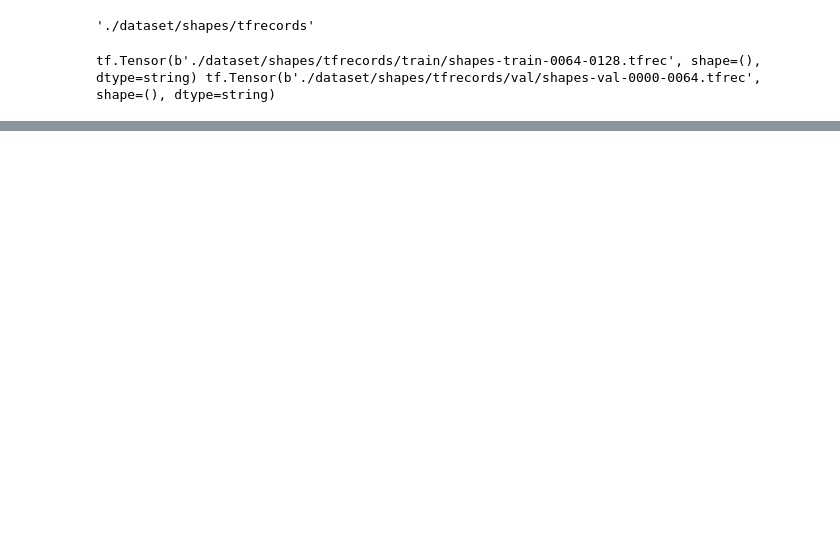
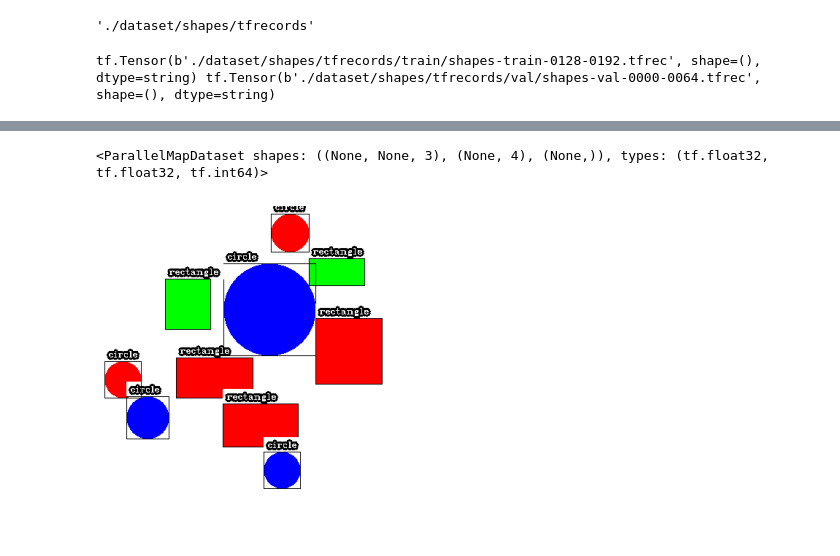
Before and after one commit to soumik12345/keras-object-detection, a Jupyter notebook: notebooks/shapes_dataset_demo.ipynb, the cells around one changed output, grey strips where cells are left out. Drawn from its saved outputs; the diff is of its cells as text; code cells hidden in the pictures; blank space fills up the shorter version.

Commit message:
updated dataloader + added further sanity checks with augmentations

```diff
--- a/notebooks/shapes_dataset_demo.ipynb
+++ b/notebooks/shapes_dataset_demo.ipynb
@@ -33,7 +34,11 @@ tfrecord_dir
 data_loader = dataloader.YOLOv1DataLoader(
     dataset_path=tfrecord_dir, run_sanity_checks=True
 )
-train_dataset = data_loader.build_dataset(is_train=False)
+data_loader.add_augmentation(augmentations.random_flip_data)
+train_dataset = data_loader.build_dataset(
+    is_train=False,
+    label_map=shapes_benchmark.label_map
+)
 train_dataset
 # %% [output]
-tf.Tensor(b'./dataset/shapes/tfrecords/train/shapes-train-0064-0128.tfrec', shape=(), dtype=string) tf.Tensor(b'./dataset/shapes/tfrecords/val/shapes-val-0000-0064.tfrec', shape=(), dtype=string)
+tf.Tensor(b'./dataset/shapes/tfrecords/train/shapes-train-0128-0192.tfrec', shape=(), dtype=string) tf.Tensor(b'./dataset/shapes/tfrecords/val/shapes-val-0000-0064.tfrec', shape=(), dtype=string)
@@ -40,0 +46,2 @@ tf.Tensor(b'./dataset/shapes/tfrecords/train/shapes-train-0064-0128.tfrec', shap
+<ParallelMapDataset shapes: ((None, None, 3), (None, 4), (None,)), types: (tf.float32, tf.float32, tf.int64)>
+[figure, added]
```
Also changed, not shown: parts of 4 cells of this notebook, 2 other files.
